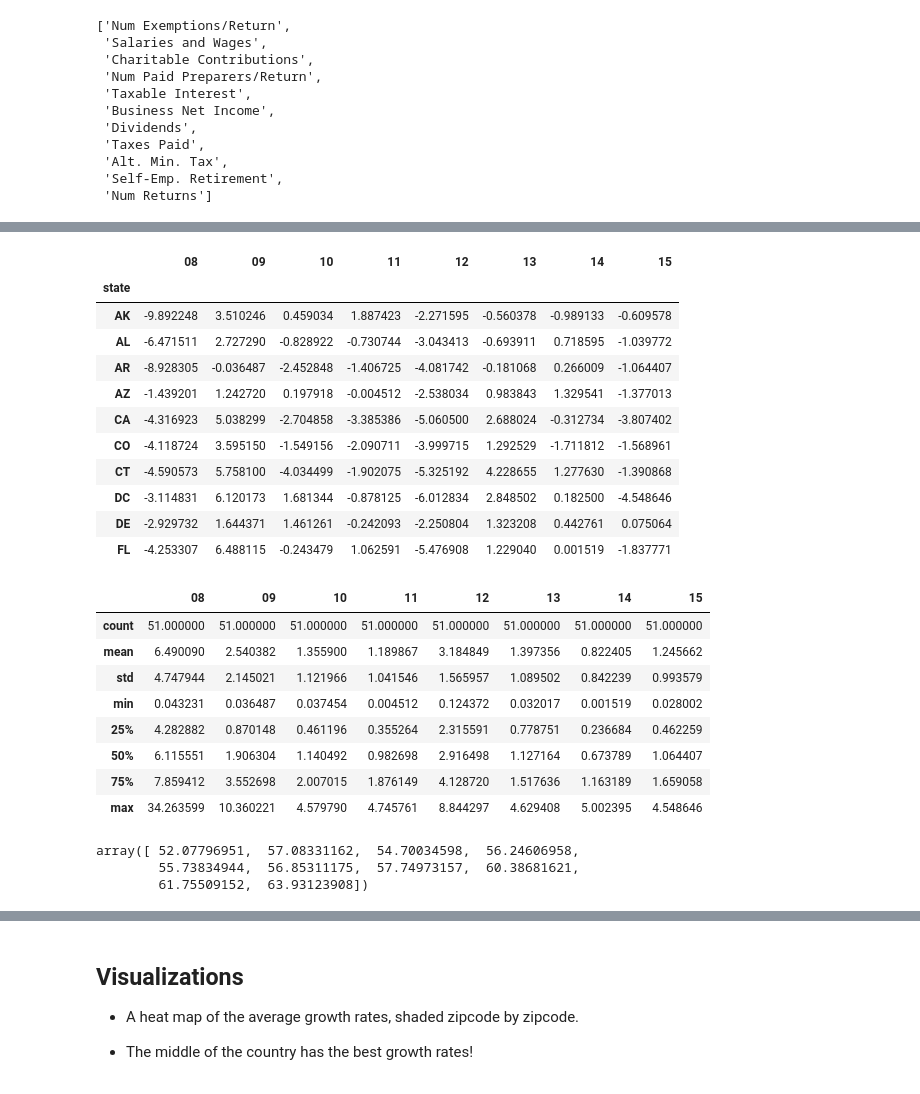
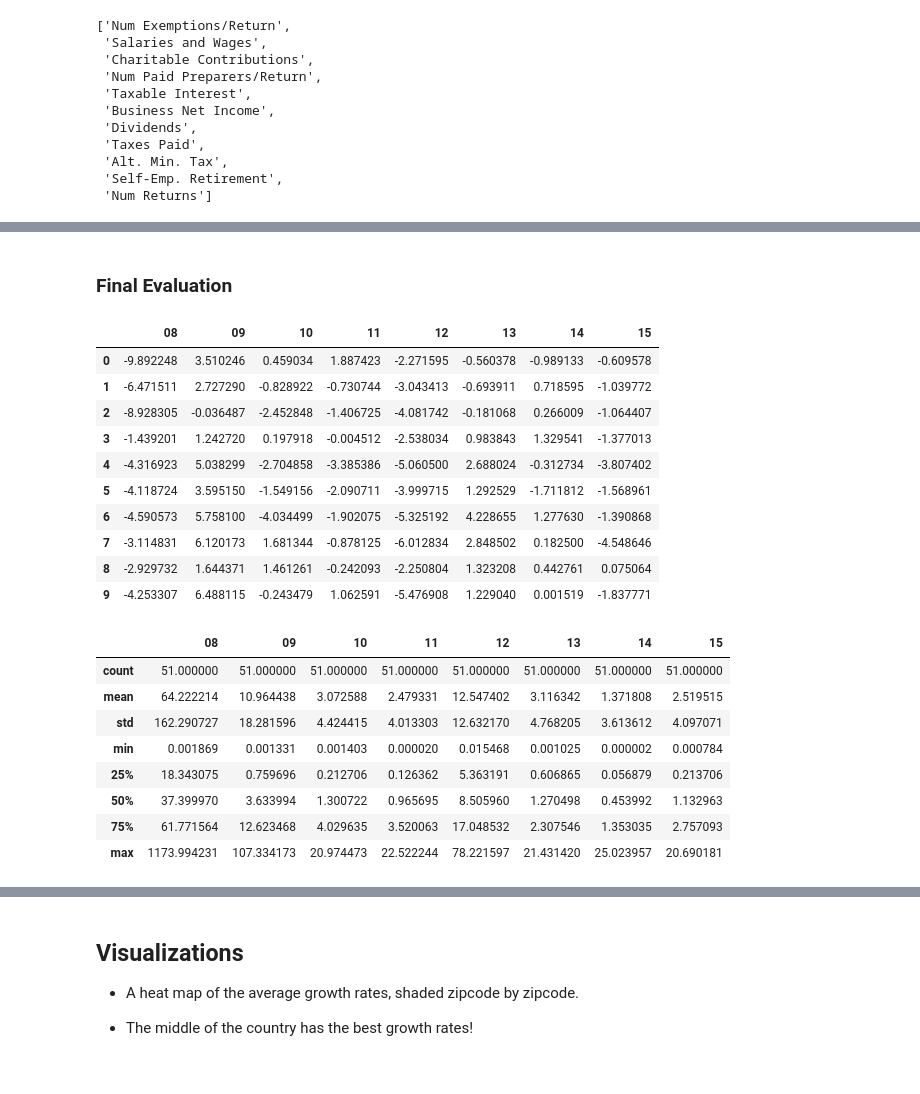
Before and after one commit to sleichen/Data-Incubator, a Jupyter notebook: DataIncubatorProjectv3.ipynb, the cells around one changed output, grey strips where cells are left out. Saved outputs shown, nothing was run; the diff lists cells and outputs as text; code cells hidden in the pictures.

```diff
--- a/DataIncubatorProjectv3.ipynb
+++ b/DataIncubatorProjectv3.ipynb
@@ -651,21 +472,21 @@ predicted_agi_df.head(10)
+# %% [markdown]
+### Final Evaluation
 # %%
 diffs_df = pd.DataFrame()
-observed_agi = collect_timeseries('agi_per_return')
-observed_agi.index = normalized_data['15'].index
+observed_data = pd.read_csv('observed_agi_per_return_all',index_col = 0)
+predicted_data = pd.read_csv('predicted_agi_per_return_all',index_col = 0)
 for year in YEARS[WINDOW+1:]:
-    diffs_df[year] = predicted_agi_df['agi_per_returnY'+year].values - observed_agi['agi_per_returnY'+year].values
-diffs_df.index = normalized_data['15'].index
+    diffs_df[year] = predicted_data['agi_per_returnY'+year].values - observed_data['agi_per_returnY'+year].values
 diffs_df.head(10)
 # %% [output]
 |  | 08 | 09 | 10 | 11 | 12 | 13 | 14 | 15 |
-| state |  |  |  |  |  |  |  |  |
-| AK | -9.892248 | 3.510246 | 0.459034 | 1.887423 | -2.271595 | -0.560378 | -0.989133 | -0.609578 |
-| AL | -6.471511 | 2.727290 | -0.828922 | -0.730744 | -3.043413 | -0.693911 | 0.718595 | -1.039772 |
-| AR | -8.928305 | -0.036487 | -2.452848 | -1.406725 | -4.081742 | -0.181068 | 0.266009 | -1.064407 |
-| AZ | -1.439201 | 1.242720 | 0.197918 | -0.004512 | -2.538034 | 0.983843 | 1.329541 | -1.377013 |
-| CA | -4.316923 | 5.038299 | -2.704858 | -3.385386 | -5.060500 | 2.688024 | -0.312734 | -3.807402 |
-| CO | -4.118724 | 3.595150 | -1.549156 | -2.090711 | -3.999715 | 1.292529 | -1.711812 | -1.568961 |
-| CT | -4.590573 | 5.758100 | -4.034499 | -1.902075 | -5.325192 | 4.228655 | 1.277630 | -1.390868 |
-| DC | -3.114831 | 6.120173 | 1.681344 | -0.878125 | -6.012834 | 2.848502 | 0.182500 | -4.548646 |
-| DE | -2.929732 | 1.644371 | 1.461261 | -0.242093 | -2.250804 | 1.323208 | 0.442761 | 0.075064 |
-| FL | -4.253307 | 6.488115 | -0.243479 | 1.062591 | -5.476908 | 1.229040 | 0.001519 | -1.837771 |
+| 0 | -9.892248 | 3.510246 | 0.459034 | 1.887423 | -2.271595 | -0.560378 | -0.989133 | -0.609578 |
+| 1 | -6.471511 | 2.727290 | -0.828922 | -0.730744 | -3.043413 | -0.693911 | 0.718595 | -1.039772 |
+| 2 | -8.928305 | -0.036487 | -2.452848 | -1.406725 | -4.081742 | -0.181068 | 0.266009 | -1.064407 |
+| 3 | -1.439201 | 1.242720 | 0.197918 | -0.004512 | -2.538034 | 0.983843 | 1.329541 | -1.377013 |
+| 4 | -4.316923 | 5.038299 | -2.704858 | -3.385386 | -5.060500 | 2.688024 | -0.312734 | -3.807402 |
+| 5 | -4.118724 | 3.595150 | -1.549156 | -2.090711 | -3.999715 | 1.292529 | -1.711812 | -1.568961 |
+| 6 | -4.590573 | 5.758100 | -4.034499 | -1.902075 | -5.325192 | 4.228655 | 1.277630 | -1.390868 |
+| 7 | -3.114831 | 6.120173 | 1.681344 | -0.878125 | -6.012834 | 2.848502 | 0.182500 | -4.548646 |
+| 8 | -2.929732 | 1.644371 | 1.461261 | -0.242093 | -2.250804 | 1.323208 | 0.442761 | 0.075064 |
+| 9 | -4.253307 | 6.488115 | -0.243479 | 1.062591 | -5.476908 | 1.229040 | 0.001519 | -1.837771 |
@@ -672,18 +495,12 @@ diffs_df.head(10)
 # %%
-np.abs(diffs_df).describe()
+(diffs_df**2).describe()
 # %% [output]
 |  | 08 | 09 | 10 | 11 | 12 | 13 | 14 | 15 |
 | count | 51.000000 | 51.000000 | 51.000000 | 51.000000 | 51.000000 | 51.000000 | 51.000000 | 51.000000 |
-| mean | 6.490090 | 2.540382 | 1.355900 | 1.189867 | 3.184849 | 1.397356 | 0.822405 | 1.245662 |
-| std | 4.747944 | 2.145021 | 1.121966 | 1.041546 | 1.565957 | 1.089502 | 0.842239 | 0.993579 |
-| min | 0.043231 | 0.036487 | 0.037454 | 0.004512 | 0.124372 | 0.032017 | 0.001519 | 0.028002 |
-| 25% | 4.282882 | 0.870148 | 0.461196 | 0.355264 | 2.315591 | 0.778751 | 0.236684 | 0.462259 |
-| 50% | 6.115551 | 1.906304 | 1.140492 | 0.982698 | 2.916498 | 1.127164 | 0.673789 | 1.064407 |
-| 75% | 7.859412 | 3.552698 | 2.007015 | 1.876149 | 4.128720 | 1.517636 | 1.163189 | 1.659058 |
-| max | 34.263599 | 10.360221 | 4.579790 | 4.745761 | 8.844297 | 4.629408 | 5.002395 | 4.548646 |
+| mean | 64.222214 | 10.964438 | 3.072588 | 2.479331 | 12.547402 | 3.116342 | 1.371808 | 2.519515 |
+| std | 162.290727 | 18.281596 | 4.424415 | 4.013303 | 12.632170 | 4.768205 | 3.613612 | 4.097071 |
+| min | 0.001869 | 0.001331 | 0.001403 | 0.000020 | 0.015468 | 0.001025 | 0.000002 | 0.000784 |
+| 25% | 18.343075 | 0.759696 | 0.212706 | 0.126362 | 5.363191 | 0.606865 | 0.056879 | 0.213706 |
+| 50% | 37.399970 | 3.633994 | 1.300722 | 0.965695 | 8.505960 | 1.270498 | 0.453992 | 1.132963 |
+| 75% | 61.771564 | 12.623468 | 4.029635 | 3.520063 | 17.048532 | 2.307546 | 1.353035 | 2.757093 |
+| max | 1173.994231 | 107.334173 | 20.974473 | 22.522244 | 78.221597 | 21.431420 | 25.023957 | 20.690181 |
-# %%
-(collect_timeseries('agi_per_return')-subtract_baseline()).mean().values[1:]
-# %% [output]
-array([ 52.07796951,  57.08331162,  54.70034598,  56.24606958,
-        55.73834944,  56.85311175,  57.74973157,  60.38681621,
-        61.75509152,  63.93123908])
```
Also changed, not shown: parts of 40 cells of this notebook, 1 other file.
